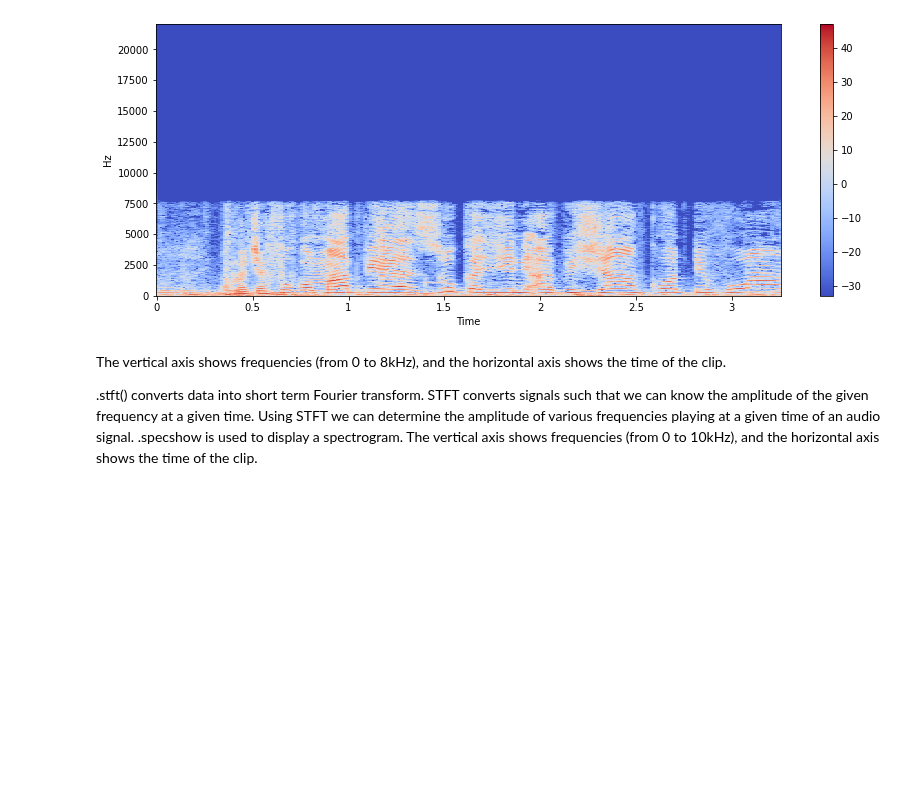
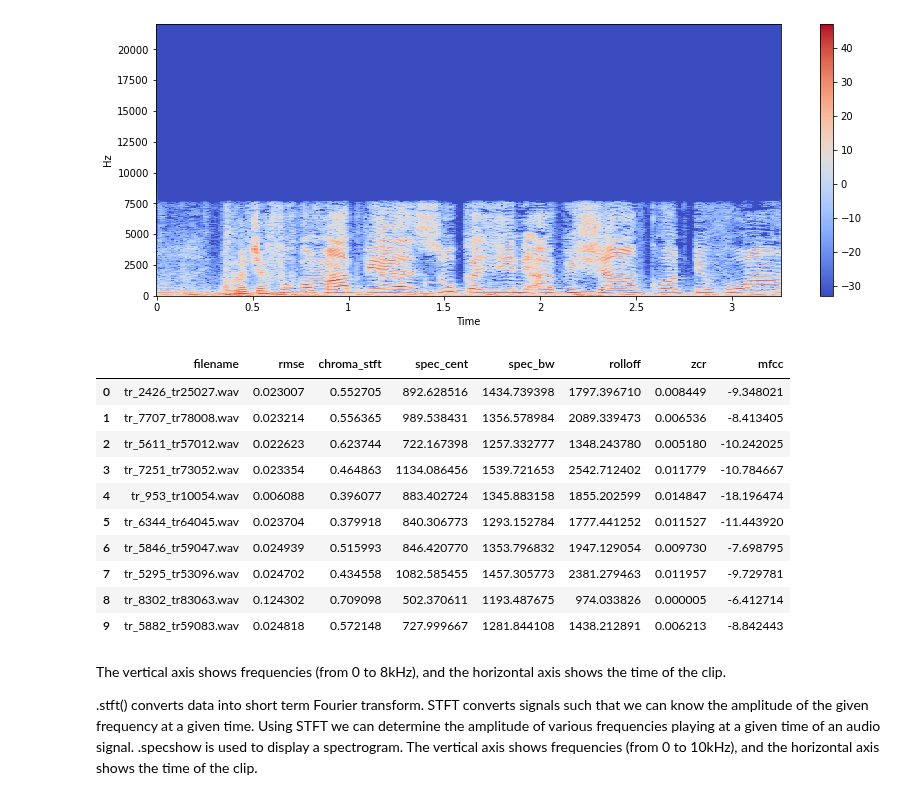
Before and after one commit to tutorialcreation/nlp_swahili_amharic, a Jupyter notebook: notebooks/Audio_preprocessing.ipynb, the cells around one changed output. Saved outputs shown, nothing was run; the diff lists cells and outputs as text; code cells hidden in the pictures; blank space fills up the shorter version.

```diff
--- a/notebooks/Audio_preprocessing.ipynb
+++ b/notebooks/Audio_preprocessing.ipynb
@@ -154,3 +309,17 @@ eda.sound_plots(audio,rate,'specshow')
+# %%
+pd.read_csv("../data/amharic.csv")
+# %% [output]
+|  | filename | rmse | chroma_stft | spec_cent | spec_bw | rolloff | zcr | mfcc |
+| 0 | tr_2426_tr25027.wav | 0.023007 | 0.552705 | 892.628516 | 1434.739398 | 1797.396710 | 0.008449 | -9.348021 |
+| 1 | tr_7707_tr78008.wav | 0.023214 | 0.556365 | 989.538431 | 1356.578984 | 2089.339473 | 0.006536 | -8.413405 |
+| 2 | tr_5611_tr57012.wav | 0.022623 | 0.623744 | 722.167398 | 1257.332777 | 1348.243780 | 0.005180 | -10.242025 |
+| 3 | tr_7251_tr73052.wav | 0.023354 | 0.464863 | 1134.086456 | 1539.721653 | 2542.712402 | 0.011779 | -10.784667 |
+| 4 | tr_953_tr10054.wav | 0.006088 | 0.396077 | 883.402724 | 1345.883158 | 1855.202599 | 0.014847 | -18.196474 |
+| 5 | tr_6344_tr64045.wav | 0.023704 | 0.379918 | 840.306773 | 1293.152784 | 1777.441252 | 0.011527 | -11.443920 |
+| 6 | tr_5846_tr59047.wav | 0.024939 | 0.515993 | 846.420770 | 1353.796832 | 1947.129054 | 0.009730 | -7.698795 |
+| 7 | tr_5295_tr53096.wav | 0.024702 | 0.434558 | 1082.585455 | 1457.305773 | 2381.279463 | 0.011957 | -9.729781 |
+| 8 | tr_8302_tr83063.wav | 0.124302 | 0.709098 | 502.370611 | 1193.487675 | 974.033826 | 0.000005 | -6.412714 |
+| 9 | tr_5882_tr59083.wav | 0.024818 | 0.572148 | 727.999667 | 1281.844108 | 1438.212891 | 0.006213 | -8.842443 |
 # %% [markdown]
 The vertical axis shows frequencies (from 0 to 8kHz), and the horizontal axis shows the time of the clip.
 
```
Also changed, not shown: parts of 50 cells of this notebook, 3 other files.
